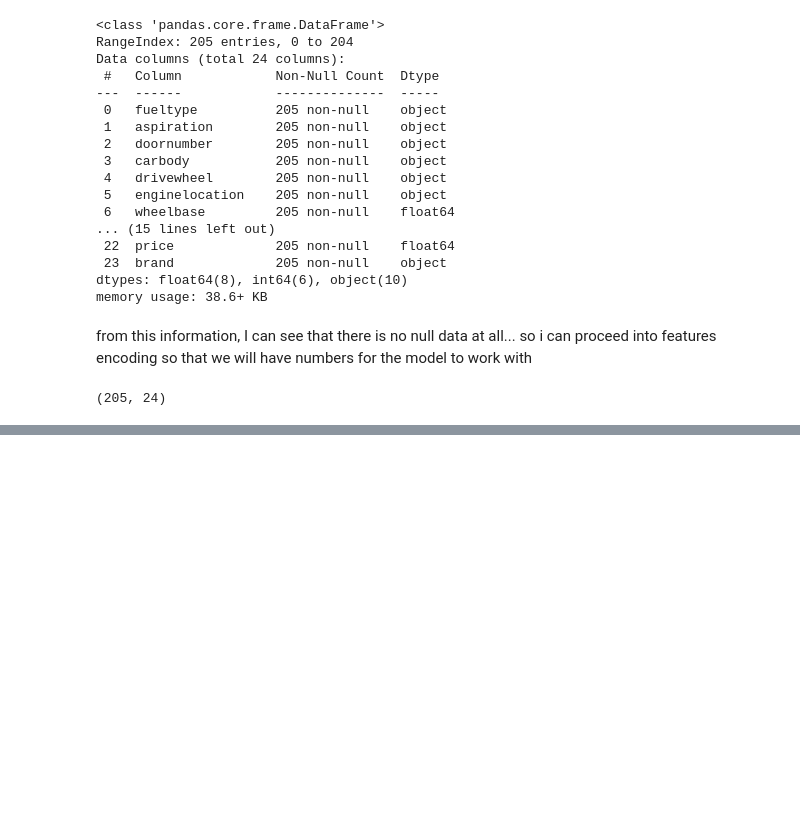
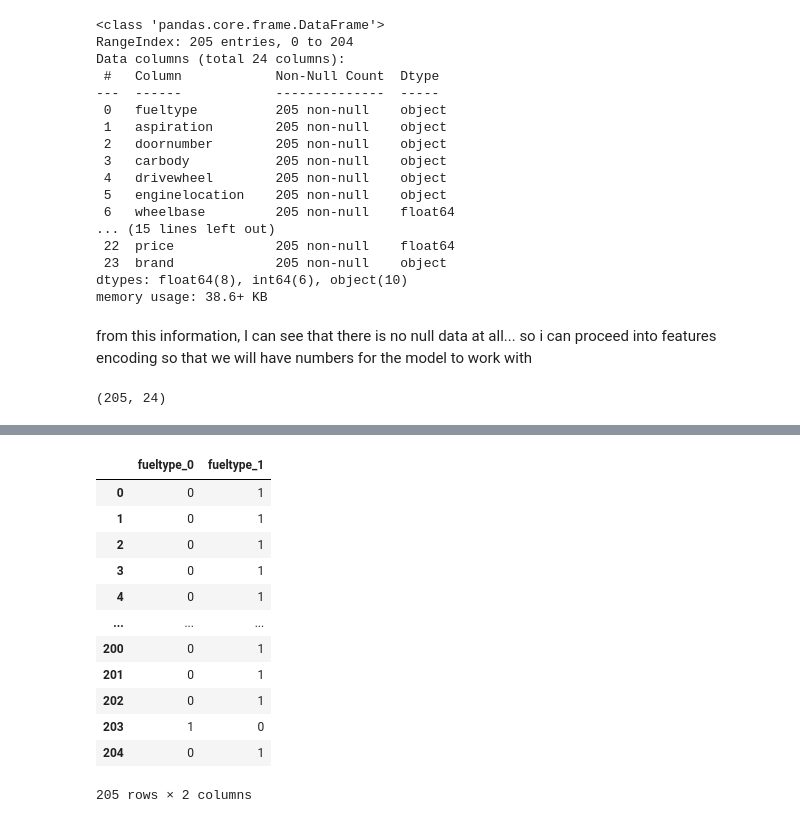
Before and after one commit to Emmanuel-Begati/Machine-Learning-and-AI, a Jupyter notebook: Car_Price_Prediction.ipynb, the cells around one changed output, grey strips where cells are left out. Cells and saved outputs as stored; diff of their text form; code cells hidden in the pictures; blank space fills up the shorter version.

```diff
--- a/Car_Price_Prediction.ipynb
+++ b/Car_Price_Prediction.ipynb
@@ -201,0 +244,18 @@ Name: fueltype, dtype: int64
+# %%
+new_fuel_type = binary_encoder.transform(to_encode_fueltype)
+# %%
+new_fuel_type #new fueltype value
+# %% [output]
+|  | fueltype_0 | fueltype_1 |
+| 0 | 0 | 1 |
+| 1 | 0 | 1 |
+| 2 | 0 | 1 |
+| 3 | 0 | 1 |
+| 4 | 0 | 1 |
+| ... | ... | ... |
+| 200 | 0 | 1 |
+| 201 | 0 | 1 |
+| 202 | 0 | 1 |
+| 203 | 1 | 0 |
+| 204 | 0 | 1 |
+205 rows × 2 columns
```
Also changed, not shown: parts of 21 cells of this notebook.
